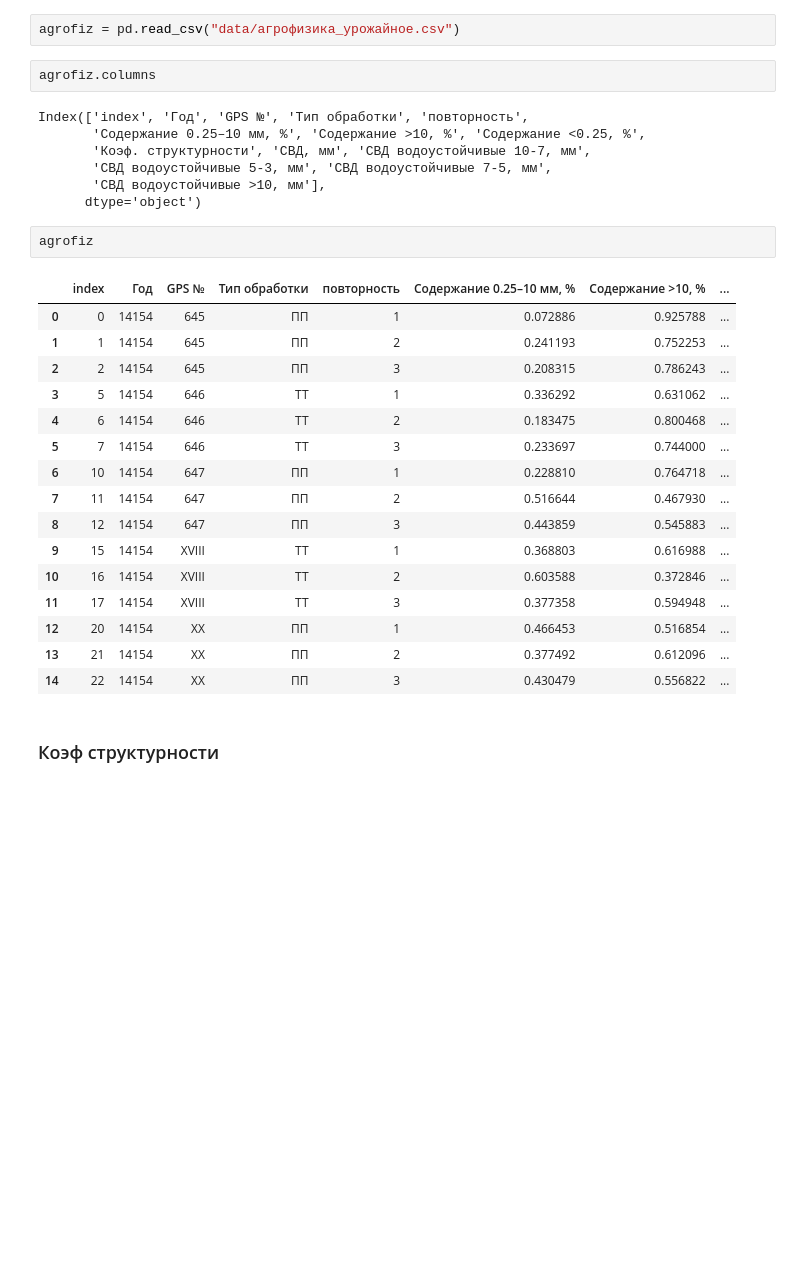
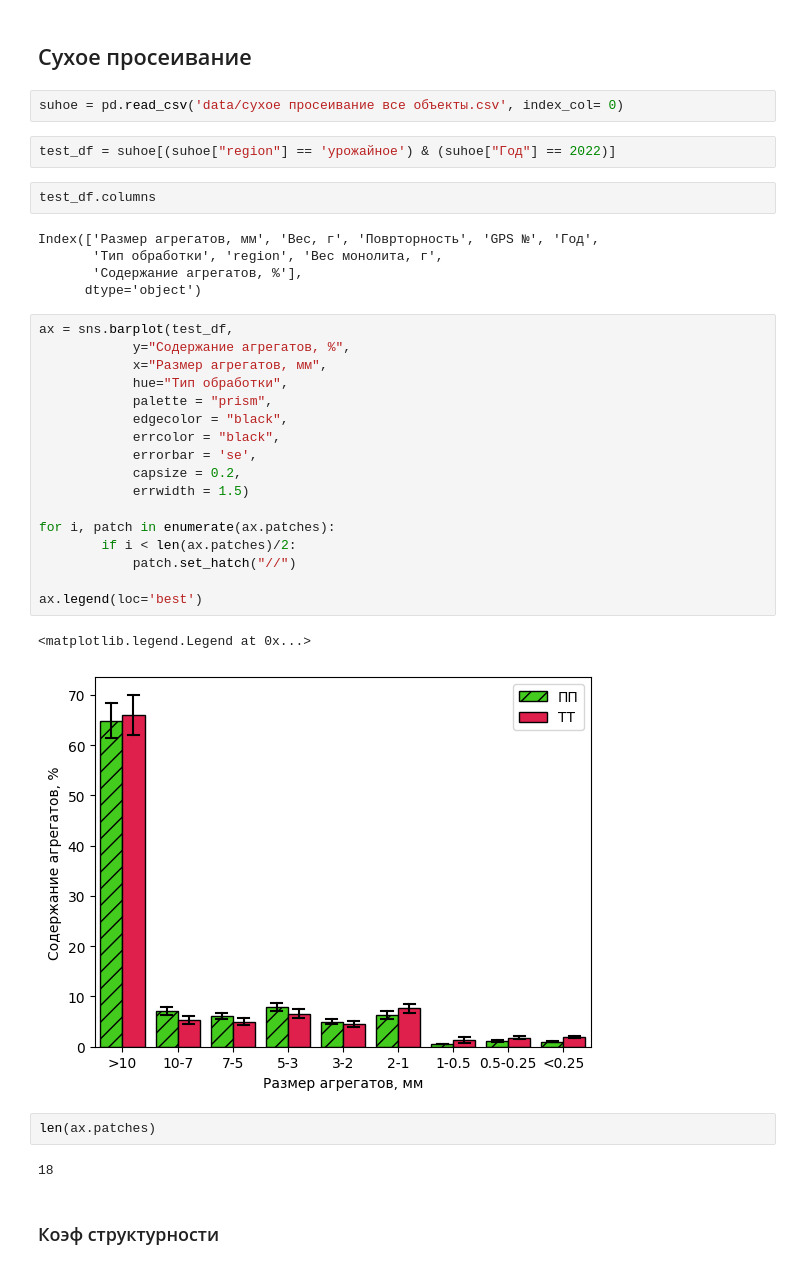
Before and after one commit to hukitoc94/uroshaynoe, a Jupyter notebook: agrophysics.ipynb, the cells around one changed output. Drawn from its saved outputs; the diff is of its cells as text; blank space fills up the shorter version.

```diff
--- a/agrophysics.ipynb
+++ b/agrophysics.ipynb
@@ -13,33 +22,40 @@ import matplotlib.pyplot as plt
+# %% [markdown]
+## Сухое просеивание
 # %%
-agrofiz = pd.read_csv("data/агрофизика_урожайное.csv")
+suhoe = pd.read_csv('data/сухое просеивание все объекты.csv', index_col= 0)
+# %%
+test_df = suhoe[(suhoe["region"] == 'урожайное') & (suhoe["Год"] == 2022)]
 # %%
-agrofiz.columns
+test_df.columns
 # %% [output]
-Index(['index', 'Год', 'GPS №', 'Тип обработки', 'повторность',
-       'Содержание 0.25–10 мм, %', 'Содержание >10, %', 'Содержание <0.25, %',
-       'Коэф. структурности', 'СВД, мм', 'СВД водоустойчивые 10-7, мм',
-       'СВД водоустойчивые 5-3, мм', 'СВД водоустойчивые 7-5, мм',
-       'СВД водоустойчивые >10, мм'],
+Index(['Размер агрегатов, мм', 'Вес, г', 'Поврторность', 'GPS №', 'Год',
+       'Тип обработки', 'region', 'Вес монолита, г',
+       'Содержание агрегатов, %'],
       dtype='object')
-# %%
-agrofiz
-# %% [output]
-|  | index | Год | GPS № | Тип обработки | повторность | Содержание 0.25–10 мм, % | Содержание >10, % | ... |
-| 0 | 0 | 14154 | 645 | ПП | 1 | 0.072886 | 0.925788 | ... |
-| 1 | 1 | 14154 | 645 | ПП | 2 | 0.241193 | 0.752253 | ... |
-| 2 | 2 | 14154 | 645 | ПП | 3 | 0.208315 | 0.786243 | ... |
-| 3 | 5 | 14154 | 646 | ТТ | 1 | 0.336292 | 0.631062 | ... |
-| 4 | 6 | 14154 | 646 | ТТ | 2 | 0.183475 | 0.800468 | ... |
-| 5 | 7 | 14154 | 646 | ТТ | 3 | 0.233697 | 0.744000 | ... |
-| 6 | 10 | 14154 | 647 | ПП | 1 | 0.228810 | 0.764718 | ... |
-| 7 | 11 | 14154 | 647 | ПП | 2 | 0.516644 | 0.467930 | ... |
-| 8 | 12 | 14154 | 647 | ПП | 3 | 0.443859 | 0.545883 | ... |
-| 9 | 15 | 14154 | XVIII | ТТ | 1 | 0.368803 | 0.616988 | ... |
-| 10 | 16 | 14154 | XVIII | ТТ | 2 | 0.603588 | 0.372846 | ... |
-| 11 | 17 | 14154 | XVIII | ТТ | 3 | 0.377358 | 0.594948 | ... |
-| 12 | 20 | 14154 | XX | ПП | 1 | 0.466453 | 0.516854 | ... |
-| 13 | 21 | 14154 | XX | ПП | 2 | 0.377492 | 0.612096 | ... |
-| 14 | 22 | 14154 | XX | ПП | 3 | 0.430479 | 0.556822 | ... |
+# %%
+ax = sns.barplot(test_df,
+            y="Содержание агрегатов, %",
+            x="Размер агрегатов, мм",
+            hue="Тип обработки",
+            palette = "prism",
+            edgecolor = "black",
+            errcolor = "black",
+            errorbar = 'se',
+            capsize = 0.2,
+            errwidth = 1.5)
+
+for i, patch in enumerate(ax.patches):
+        if i < len(ax.patches)/2:
+            patch.set_hatch("//")
+
+ax.legend(loc='best')
+# %% [output]
+<matplotlib.legend.Legend at 0x...>
+[figure, added]
+# %%
+len(ax.patches)
+# %% [output]
+18
 # %% [markdown]
 ### Коэф структурности
 # %%
```
Also changed, not shown: parts of 2 cells of this notebook, 10 other files.
